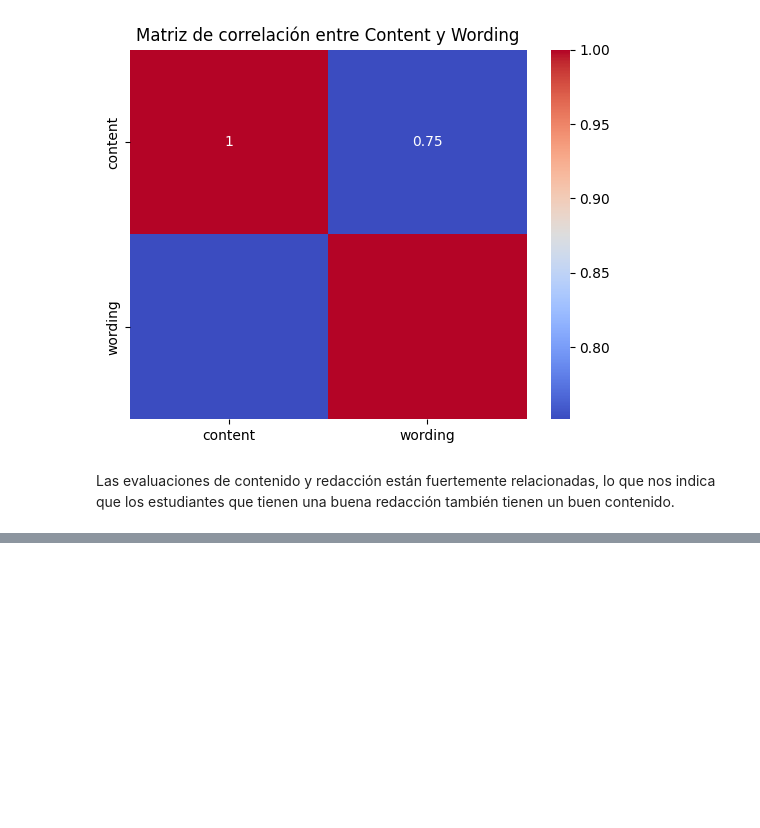
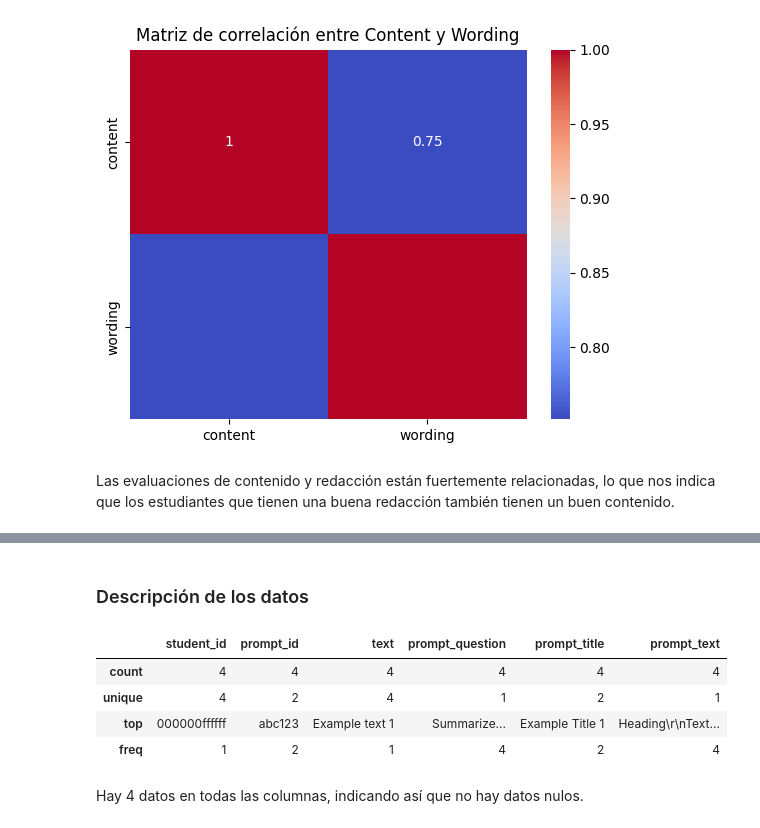
Before and after one commit to Kojimena/DS-P2, a Jupyter notebook: analisis_exploratorio.ipynb, the cells around one changed output, grey strips where cells are left out. Drawn from its saved outputs; the diff is of its cells as text; code cells hidden in the pictures; blank space fills up the shorter version.

```diff
--- a/analisis_exploratorio.ipynb
+++ b/analisis_exploratorio.ipynb
@@ -166,0 +190,12 @@ Las evaluaciones de contenido y redacción están fuertemente relacionadas, lo q
+# %% [markdown]
+### Descripción de los datos
+# %%
+df_test.describe()
+# %% [output]
+|  | student_id | prompt_id | text | prompt_question | prompt_title | prompt_text |
+| count | 4 | 4 | 4 | 4 | 4 | 4 |
+| unique | 4 | 2 | 4 | 1 | 2 | 1 |
+| top | 000000ffffff | abc123 | Example text 1 | Summarize... | Example Title 1 | Heading\r\nText... |
+| freq | 1 | 2 | 1 | 4 | 2 | 4 |
+# %% [markdown]
+Hay 4 datos en todas las columnas, indicando así que no hay datos nulos.
```
Also changed, not shown: parts of 8 cells of this notebook.
